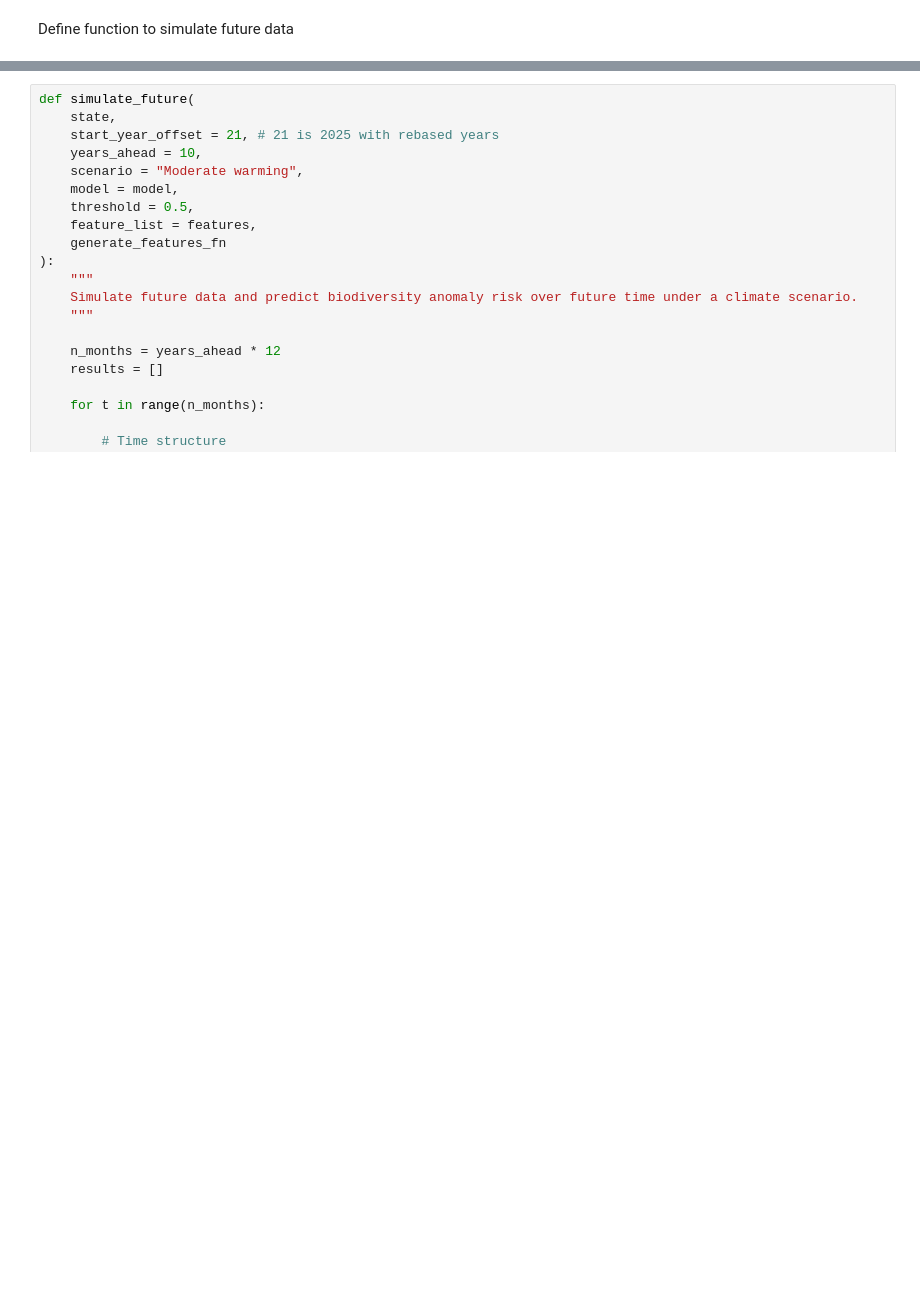
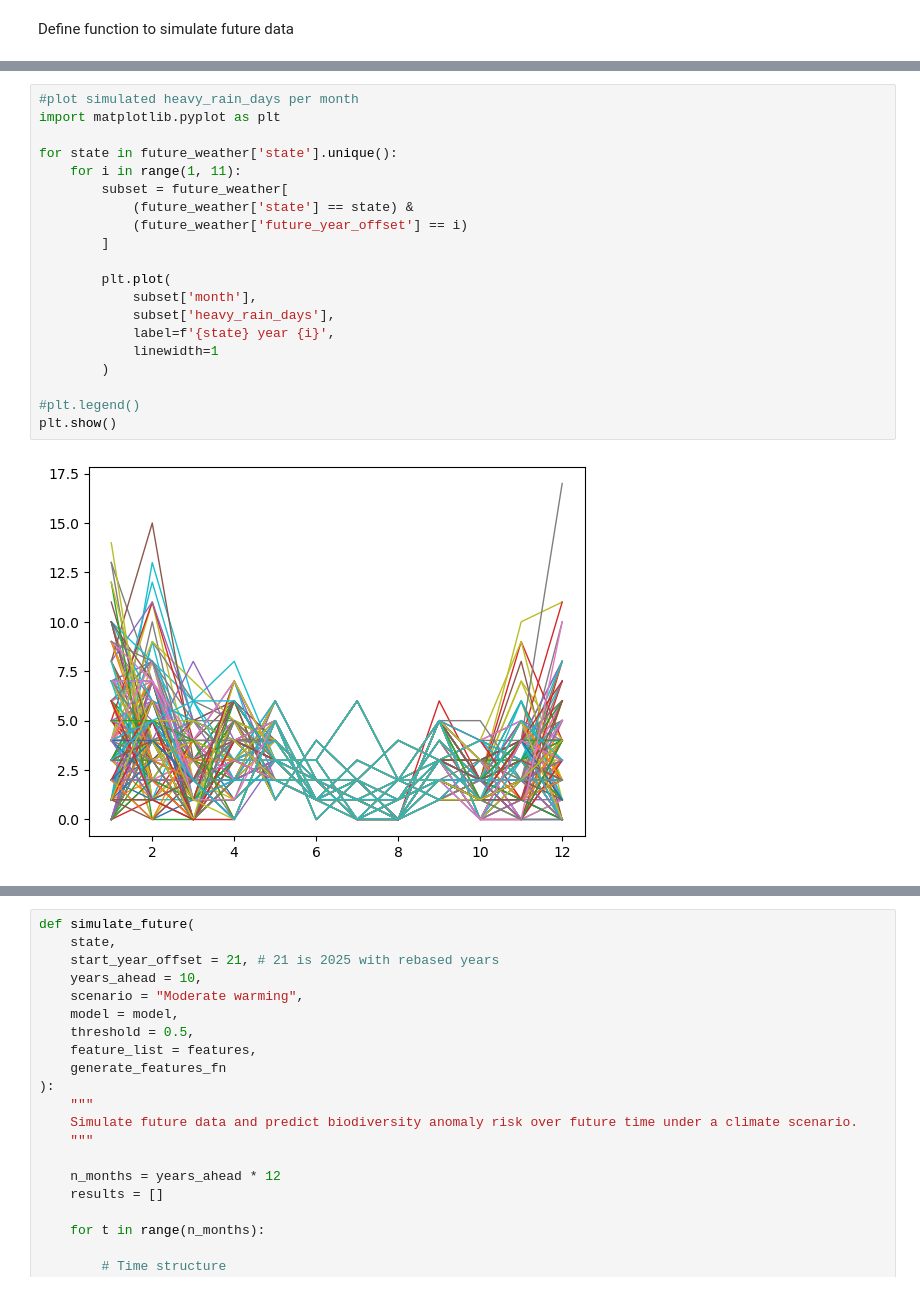
Before and after one commit to delmurphy/wildsignal, a Jupyter notebook: Notebooks/6.Streamlit_app.ipynb, the cells around one changed output, grey strips where cells are left out. Drawn from its saved outputs; the diff is of its cells as text; blank space fills up the shorter version.

```diff
--- a/Notebooks/6.Streamlit_app.ipynb
+++ b/Notebooks/6.Streamlit_app.ipynb
@@ -235,3 +299,25 @@ plt.show()
+# %%
+#plot simulated heavy_rain_days per month
+import matplotlib.pyplot as plt
+
+for state in future_weather['state'].unique():
+    for i in range(1, 11):
+        subset = future_weather[
+            (future_weather['state'] == state) &
+            (future_weather['future_year_offset'] == i)
+        ]
+
+        plt.plot(
+            subset['month'],
+            subset['heavy_rain_days'],
+            label=f'{state} year {i}',
+            linewidth=1
+        )
+
+#plt.legend()
+plt.show()
+# %% [output]
+[figure, added]
 # %%
 %matplotlib inline
 
```
Also changed, not shown: parts of 14 cells of this notebook, 2 other files.
